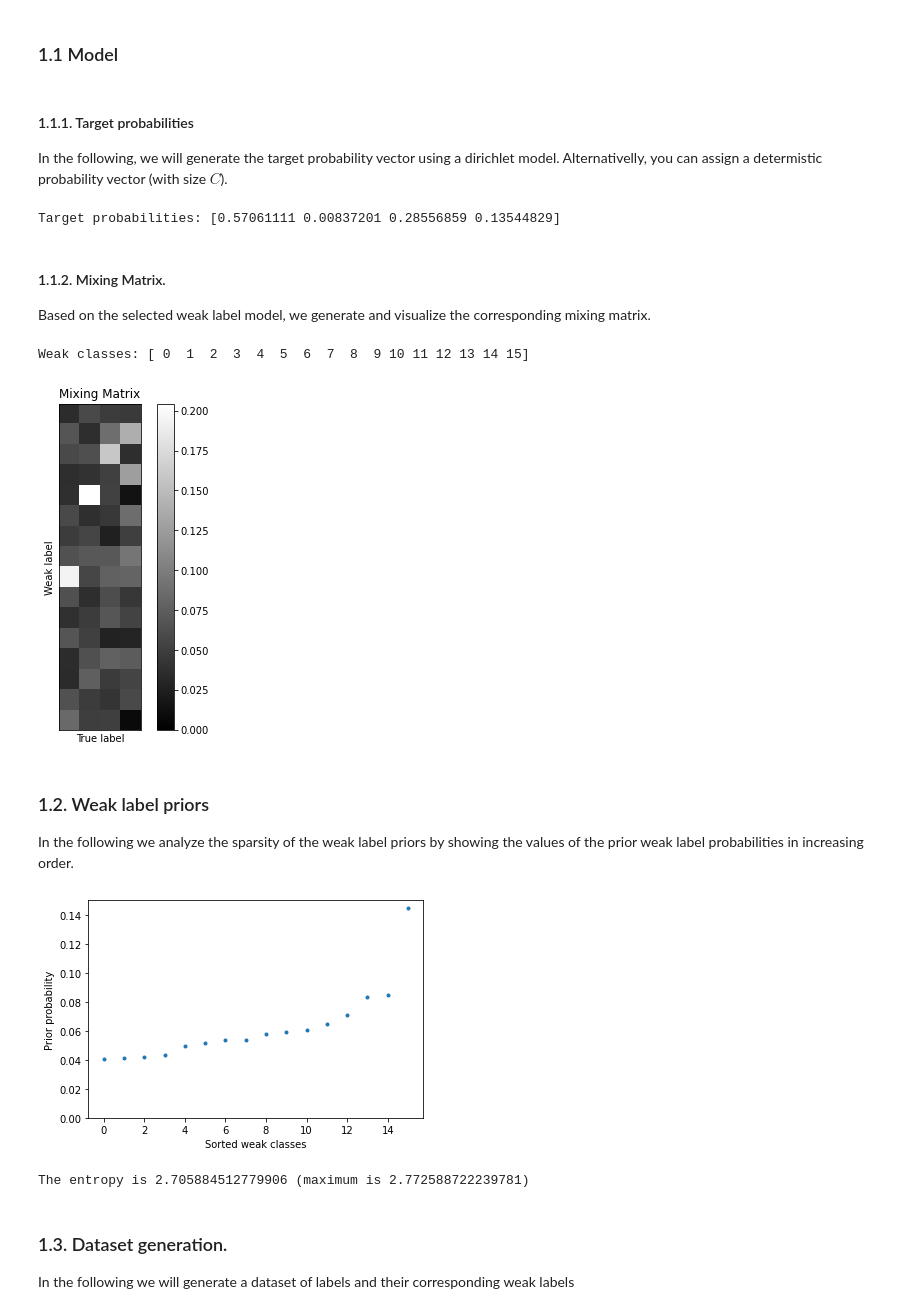
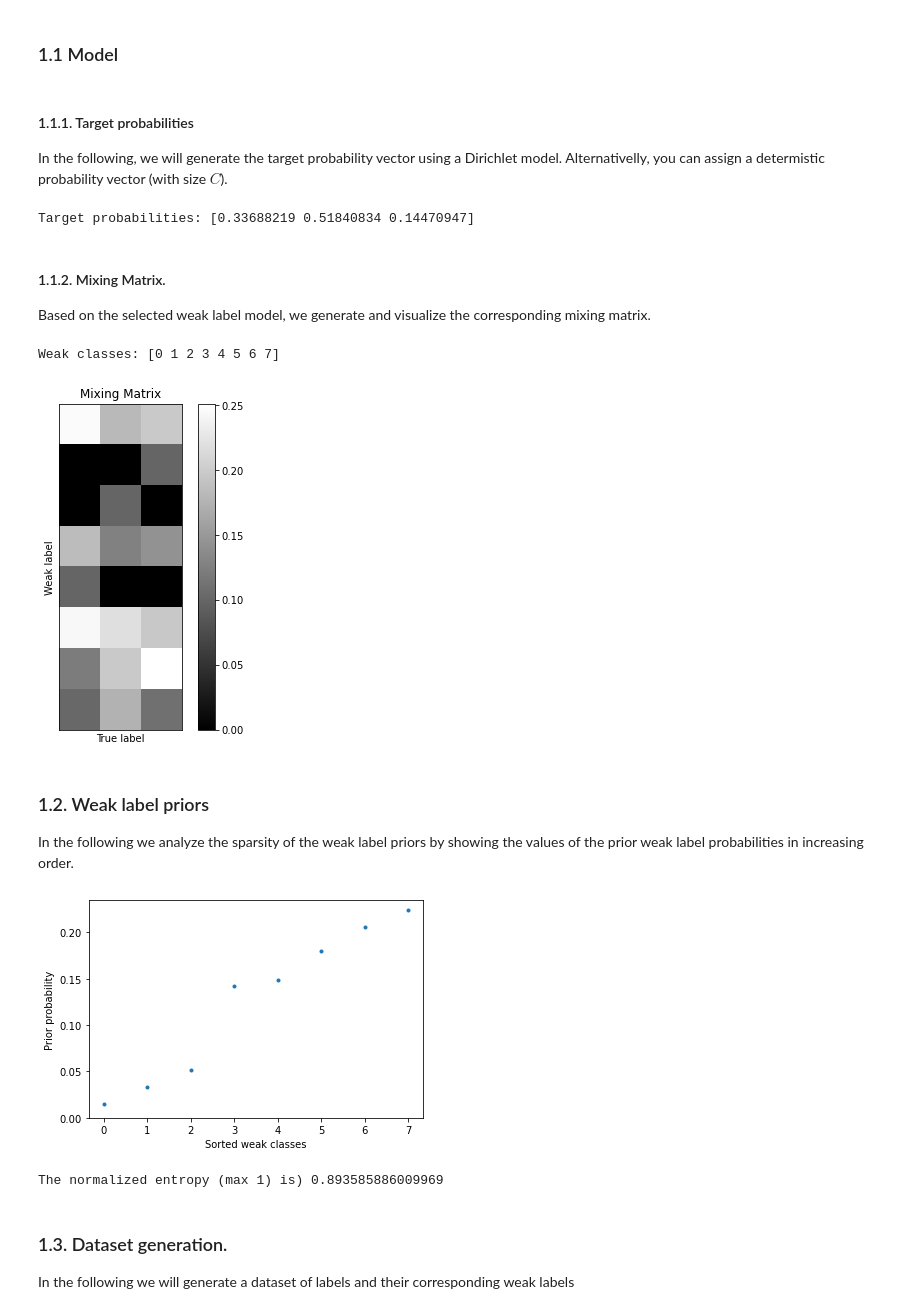
Before and after one commit to Orieus/WeakLabelModel, a Jupyter notebook: WL01_VirtualLabels_vs_ML.ipynb, the cells around one changed output. Drawn from its saved outputs; the diff is of its cells as text; code cells hidden in the pictures.

```diff
--- a/WL01_VirtualLabels_vs_ML.ipynb
+++ b/WL01_VirtualLabels_vs_ML.ipynb
@@ -34,10 +34,10 @@ First we define some configurable parameters:
 K = 100000                        # Sample size
 
 # Number of classes
-C = 4
+C = 3
 
 # Parameters of the dirichlet model for eta
-alpha_eta = 0.5   # sparse eta for alpha_eta -> 0, uniform form alpha_eta -> inf
+alpha_eta = 1  # 0.9   # sparse eta for alpha_eta -> 0, uniform form alpha_eta -> inf
 
 # Weak Label model. Used to generate the mixing matrix.
 # Available options are: supervised, noisy, random_noise, random_weak, IPL, IPL3, quasi-IPL
@@ -47,7 +47,8 @@ wl_model = 'random_weak'   # 'quasi-IPL'    # 'random_noise'   # 'noisy', 'quasi
 # Noise degree parameter [0, 1]. The higher alpha_M, the further from a clean label setting
 alpha_M = 0.9
 # Noise distribution parameter
-beta_M = 4
+beta_M = 0.9
+beta_M = [10, 0.01, 0.01, 10, 0.01, 10, 10, 10]
 
 # Virtual label model
 # This is the model used to estimate the virtual label matrix (only for some of the notebook cells)
@@ -61,11 +62,13 @@ np.random.seed(3)
 # %% [markdown]
 #### 1.1.1. Target probabilities
 
-In the following, we will generate the target probability vector using a dirichlet model. Alternativelly, you can assign a determistic probability vector (with size $C$).
+In the following, we will generate the target probability vector using a Dirichlet model. Alternativelly, you can assign a determistic probability vector (with size $C$).
 # %%
 # Stochastically generated probability vector...
-np.random.seed(500)
+#np.random.seed(500)
 eta = np.random.dirichlet(alpha_eta * np.ones(C))
+# eta = np.array([1,1,1])
+# eta = eta / np.sum(eta)
 
 # Probability vector
 # eta = np.array([0.5, 0.2, 0.3])   # True probability vector
@@ -74,7 +77,7 @@ eta = np.random.dirichlet(alpha_eta * np.ones(C))
 
 print(f"Target probabilities: {eta}")
 # %% [output]
-Target probabilities: [0.57061111 0.00837201 0.28556859 0.13544829]
+Target probabilities: [0.33688219 0.51840834 0.14470947]
 # %% [markdown]
 #### 1.1.2. Mixing Matrix.
 
@@ -108,8 +111,8 @@ plt.xticks([], [])
 plt.yticks([], [])
 plt.show()
 # %% [output]
-Weak classes: [ 0  1  2  3  4  5  6  7  8  9 10 11 12 13 14 15]
+Weak classes: [0 1 2 3 4 5 6 7]
-[figure, old version]
+[figure, new version]
 # %% [markdown]
 ### 1.2. Weak label priors
 
@@ -117,18 +120,20 @@ In the following we analyze the sparsity of the weak label priors by showing the
 # %%
 # True priors
 p = M @ eta
-h = - p @ np.log(p).T
+
+# Normalized entropy (in [0,1])
+h = - p @ np.log(p).T / np.log(len(p))
 
 plt.plot(np.sort(p),'.')
 plt.ylim((0, plt.ylim()[1]))
 plt.xlabel('Sorted weak classes')
 plt.ylabel('Prior probability')
 plt.show()
 
-print(f'The entropy is {h} (maximum is {np.log(len(p))})')
+print(f'The normalized entropy (max 1) is) {h}')
 # %% [output]
-[figure, old version]
+[figure, new version]
-The entropy is 2.705884512779906 (maximum is 2.772588722239781)
+The normalized entropy (max 1) is) 0.893585886009969
 # %% [markdown]
 ### 1.3. Dataset generation.
 
```
Also changed, not shown: parts of 13 cells of this notebook, 6 other files.
